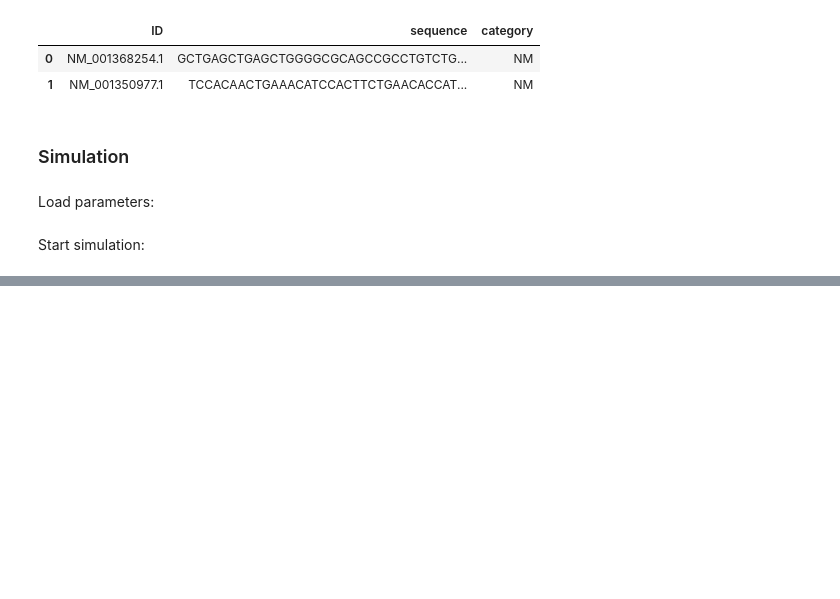
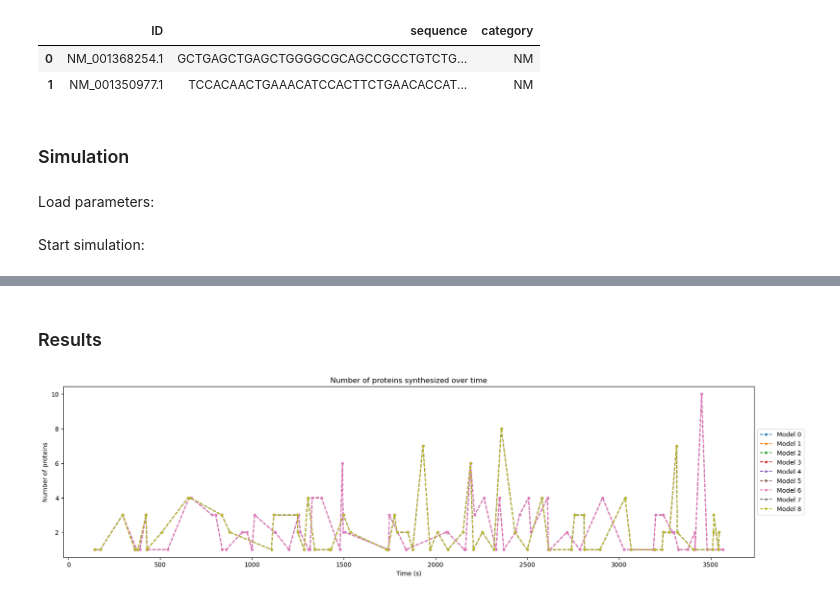
Before and after one commit to GiuliaGhisolfi/ProteinSynthesis, a Jupyter notebook: simulation.ipynb, the cells around one changed output, grey strips where cells are left out. Saved outputs shown, nothing was run; the diff lists cells and outputs as text; code cells hidden in the pictures; blank space fills up the shorter version.

```diff
--- a/simulation.ipynb
+++ b/simulation.ipynb
@@ -58,0 +61,2 @@ KeyboardInterrupt:
+# %% [markdown]
+### Results
@@ -58,0 +66,19 @@ KeyboardInterrupt:
+# %%
+results_df_list = []
+rna_polymerase_dict_list = []
+ribosome_dict_list = []
+parameters_dict_list = []
+
+for i in range(len(parameters_sets)):
+    results_df = pd.read_csv(f'results/test_set{i}/results.csv', index_col=0)
+    results_df_list.append(results_df)
+    with open(f'results/test_set{i}/rna_polymerase_history.json', 'r') as f:
+        rna_polymerase_dict_list.append(json.load(f))
+    with open(f'results/test_set{i}/ribosome_history.json', 'r') as f:
+        ribosome_dict_list.append(json.load(f))
+    with open(f'results/test_set{i}/parameters.json', 'r') as f:
+        parameters_dict_list.append(json.load(f))
+# %%
+compare_proteins_number_over_time(results_df_list)
+# %% [output]
+[figure, added]
```
Also changed, not shown: parts of 4 cells of this notebook, 4 other files.
